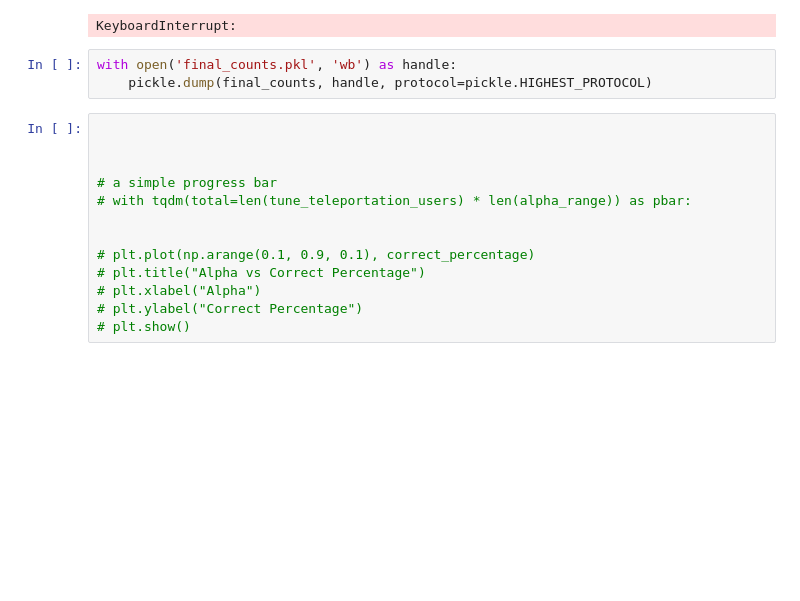
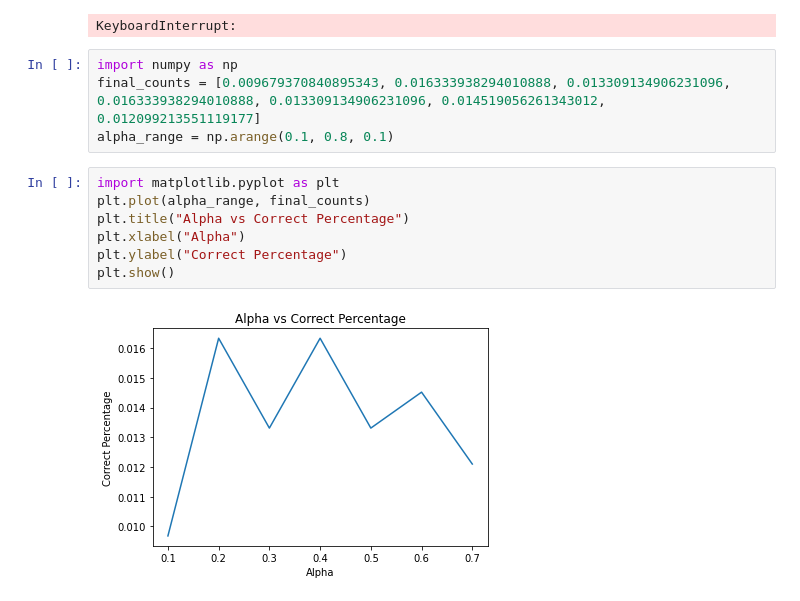
Before and after one commit to liangw6/legendary-chainsaw, a Jupyter notebook: tripartite-randomwalk.ipynb, the cells around one changed output. Drawn from its saved outputs; the diff is of its cells as text; blank space fills up the shorter version.

```diff
--- a/tripartite-randomwalk.ipynb
+++ b/tripartite-randomwalk.ipynb
@@ -208,19 +208,16 @@ Process ForkPoolWorker-16:
 
 Process ForkPoolWorker-20:
 KeyboardInterrupt:
-# %%
-with open('final_counts.pkl', 'wb') as handle:
-    pickle.dump(final_counts, handle, protocol=pickle.HIGHEST_PROTOCOL)
+# %%
+import numpy as np
+final_counts = [0.009679370840895343, 0.016333938294010888, 0.013309134906231096, 0.016333938294010888, 0.013309134906231096, 0.014519056261343012, 0.012099213551119177]
+alpha_range = np.arange(0.1, 0.8, 0.1)
 # %%
-
-
-
-# a simple progress bar
-# with tqdm(total=len(tune_teleportation_users) * len(alpha_range)) as pbar:
-
-
-# plt.plot(np.arange(0.1, 0.9, 0.1), correct_percentage)
-# plt.title("Alpha vs Correct Percentage")
-# plt.xlabel("Alpha")
-# plt.ylabel("Correct Percentage")
-# plt.show()
+import matplotlib.pyplot as plt
+plt.plot(alpha_range, final_counts)
+plt.title("Alpha vs Correct Percentage")
+plt.xlabel("Alpha")
+plt.ylabel("Correct Percentage")
+plt.show()
+# %% [output]
+[figure, added]
```
Also changed, not shown: 1 other file.
